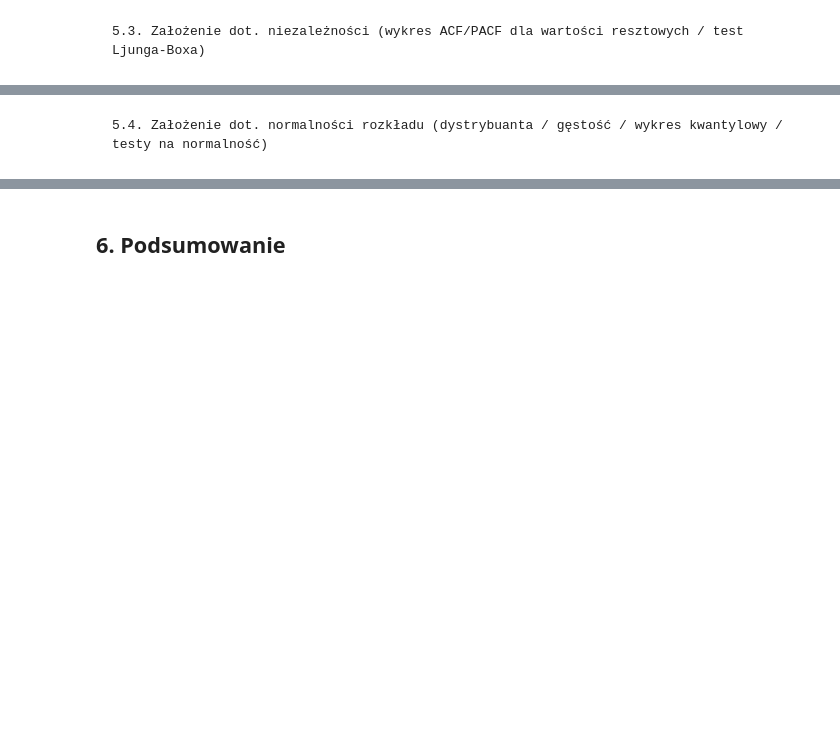
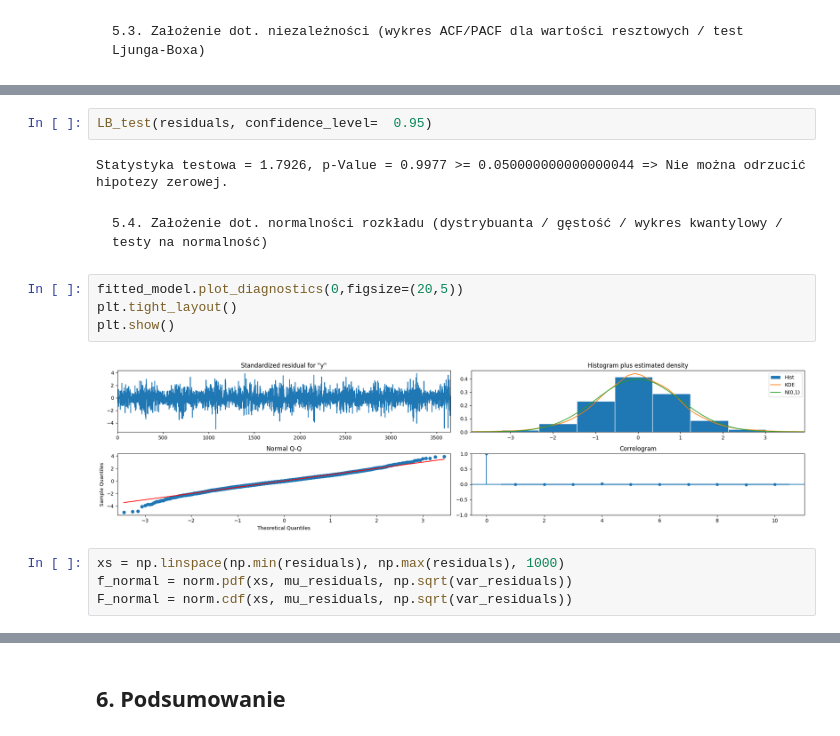
Before and after one commit to MagdalenaSudol/Model_ARMA, a Jupyter notebook: raport_boston.ipynb, the cells around one changed output, grey strips where cells are left out. Cells and saved outputs as stored; diff of their text form; blank space fills up the shorter version.

```diff
--- a/raport_boston.ipynb
+++ b/raport_boston.ipynb
@@ -475,2 +568,16 @@ Współczynnik phi_1 =  0.7559664120339143 , współczynnik phi_2 =  -0.21043588
+# %%
+LB_test(residuals, confidence_level=  0.95)
+# %% [output]
+Statystyka testowa = 1.7926, p-Value = 0.9977 >= 0.050000000000000044 => Nie można odrzucić hipotezy zerowej.
 # %% [markdown]
     5.4. Założenie dot. normalności rozkładu (dystrybuanta / gęstość / wykres kwantylowy / testy na normalność)
+# %%
+fitted_model.plot_diagnostics(0,figsize=(20,5))
+plt.tight_layout()
+plt.show()
+# %% [output]
+[figure, added]
+# %%
+xs = np.linspace(np.min(residuals), np.max(residuals), 1000)
+f_normal = norm.pdf(xs, mu_residuals, np.sqrt(var_residuals))
+F_normal = norm.cdf(xs, mu_residuals, np.sqrt(var_residuals))
```
Also changed, not shown: parts of 38 cells of this notebook.
